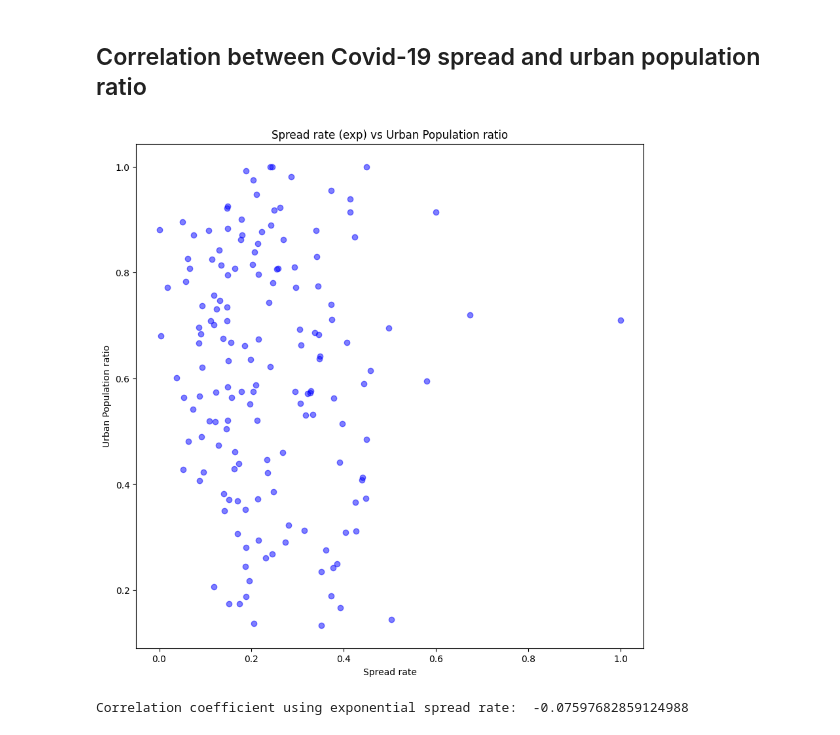
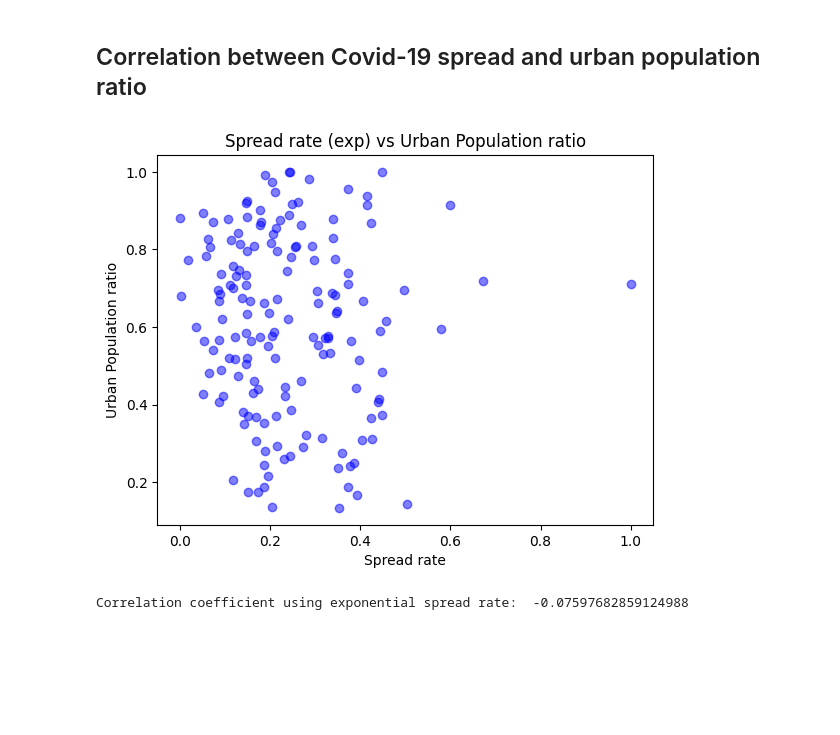
Before and after one commit to BigBaz54/Covid_spread, a Jupyter notebook: urbanization.ipynb, the cells around one changed output. Saved outputs shown, nothing was run; the diff lists cells and outputs as text; code cells hidden in the pictures; blank space fills up the shorter version.

```diff
--- a/urbanization.ipynb
+++ b/urbanization.ipynb
@@ -14,14 +15,13 @@ data_time = pd.read_csv('data/data_spread_rate_time.csv')
 # %% [markdown]
 ## Correlation between Covid-19 spread and urban population ratio
 # %%
-plt.figure(figsize=(10, 10))
 plt.scatter(data_exp['Spread rate'], data_exp['Urban Population']/data_exp['Total Population'], c='blue', alpha=0.5)
 plt.xlabel('Spread rate')
 plt.ylabel('Urban Population ratio')
 plt.title('Spread rate (exp) vs Urban Population ratio')
 plt.show()
 # %% [output]
-[figure, old version]
+[figure, new version]
 # %%
 correxp = data_exp['Spread rate'].corr(data_exp['Urban Population']/data_exp['Total Population'])
 print('Correlation coefficient using exponential spread rate: ', correxp)
```
Also changed, not shown: parts of 7 cells of this notebook.
